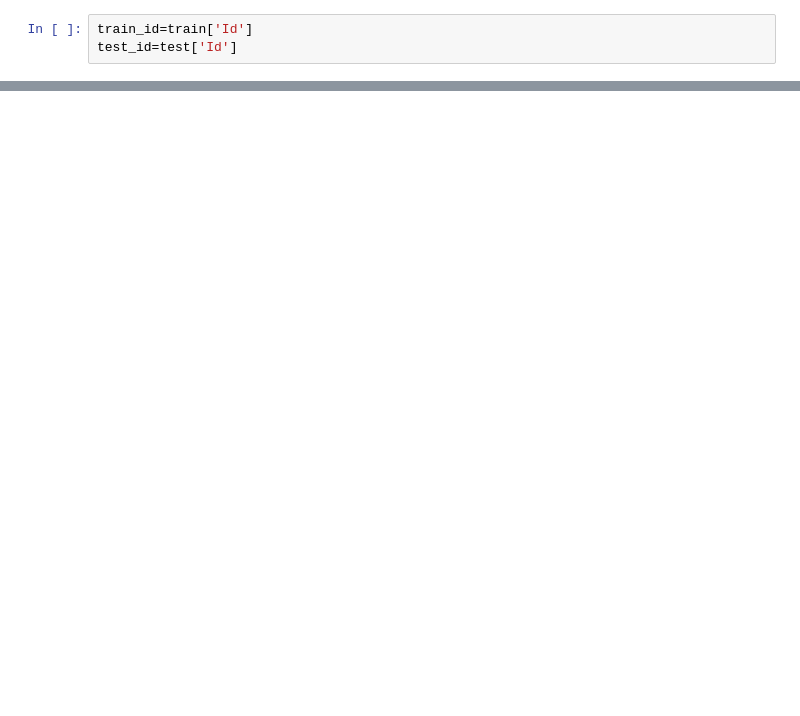
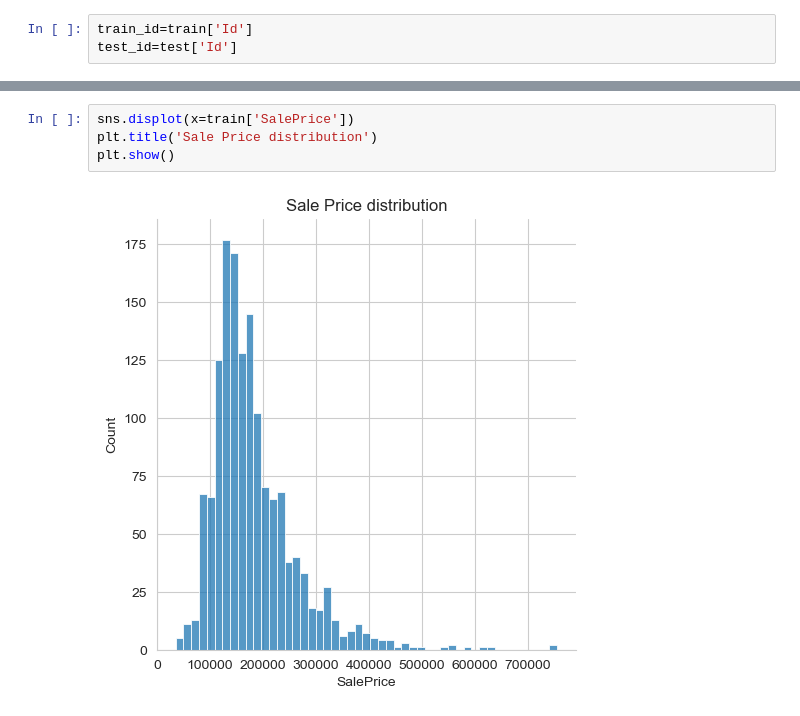
Before and after one commit to manishbhatia7/kaggleprojects, a Jupyter notebook: Competitions/House Prices - Advanced Regression Techniques/notebook.ipynb, the cells around one changed output, grey strips where cells are left out. Drawn from its saved outputs; the diff is of its cells as text; blank space fills up the shorter version.

```diff
--- a/Competitions/House Prices - Advanced Regression Techniques/notebook.ipynb
+++ b/Competitions/House Prices - Advanced Regression Techniques/notebook.ipynb
@@ -39,0 +100,6 @@ print("Shape of Test data after deleting the Id column is {}".format(len(test.co
+# %%
+sns.displot(x=train['SalePrice'])
+plt.title('Sale Price distribution')
+plt.show()
+# %% [output]
+[figure, added]
```
Also changed, not shown: parts of 10 cells of this notebook, 1 other file.
